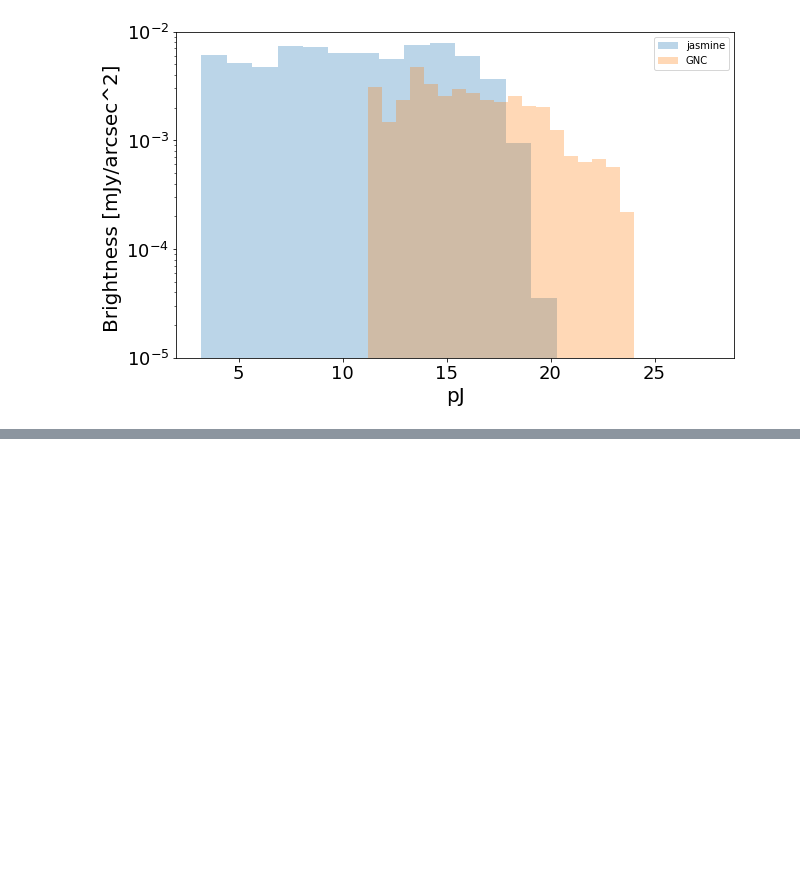
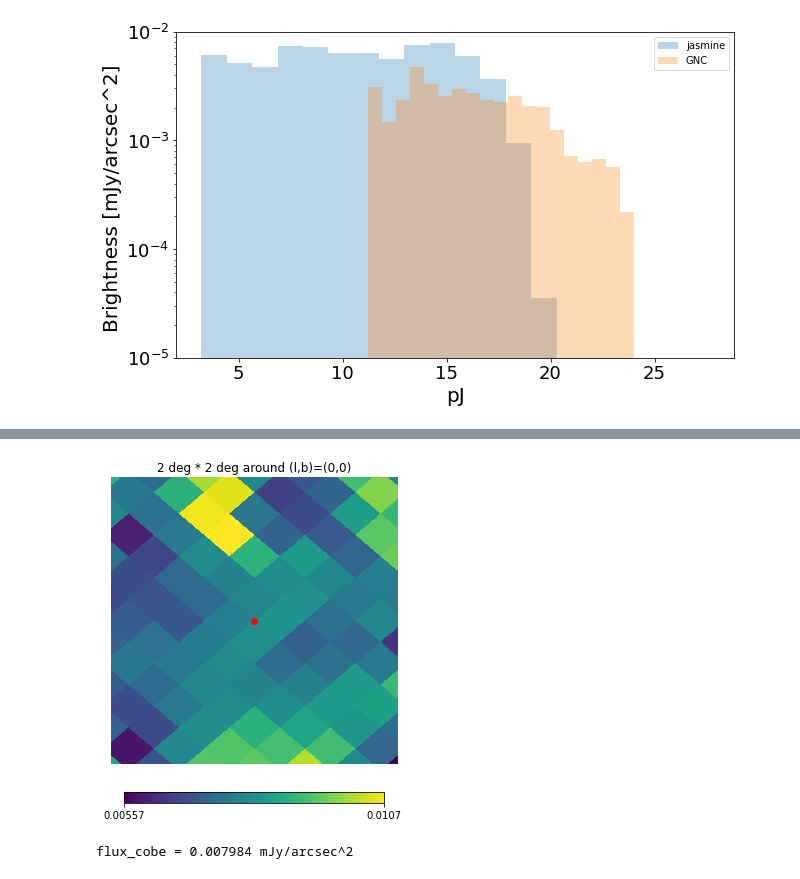
Before and after one commit to 2ndmk2/jasmine_galcen, a Jupyter notebook: GNC_jasmine_COBE.ipynb, the cells around one changed output, grey strips where cells are left out. Drawn from its saved outputs; the diff is of its cells as text; code cells hidden in the pictures; blank space fills up the shorter version.

```diff
--- a/GNC_jasmine_COBE.ipynb
+++ b/GNC_jasmine_COBE.ipynb
@@ -499,0 +525,19 @@ missing flux =0.012223 mJy /arcsec^2
+# %%
+from healpy.newvisufunc import projview, newprojplot
+lonra = [-1,1]
+latra = [-1,1]
+
+test=hp.cartview( (dibre_map - dibre_map_sub)* unit_conv, return_projected_map=True, lonra=lonra, latra=latra)
+plt.imshow(test, origin='lower',extent=(lonra[1],lonra[0],latra[0],latra[1]), interpolation = 'none')
+l_cen = 0# 0.5 * (l_min_select + l_max_select)
+b_cen = 0#0.5 * (b_min_select + b_max_select)
+plt.scatter(l_cen, b_cen , color="r")
+plt.title("2 deg * 2 deg around (l,b)=(0,0)")
+plt.show()
+
+unit_conv = 10**9 /(4.25 * 10**10)# MJy/str -> mJy/arcsec^2
+flux_cobe = hp.get_interp_val((dibre_map - dibre_map_sub),l_cen  * np.pi/180, b_cen * np.pi/180, lonlat = True) * unit_conv
+print("flux_cobe = %f mJy/arcsec^2" % flux_cobe)
+# %% [output]
+[figure, added]
+flux_cobe = 0.007984 mJy/arcsec^2
```
Also changed, not shown: parts of 5 cells of this notebook.
